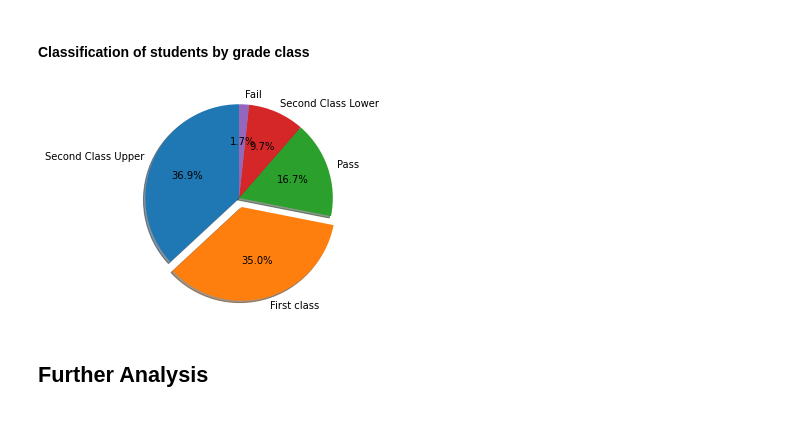
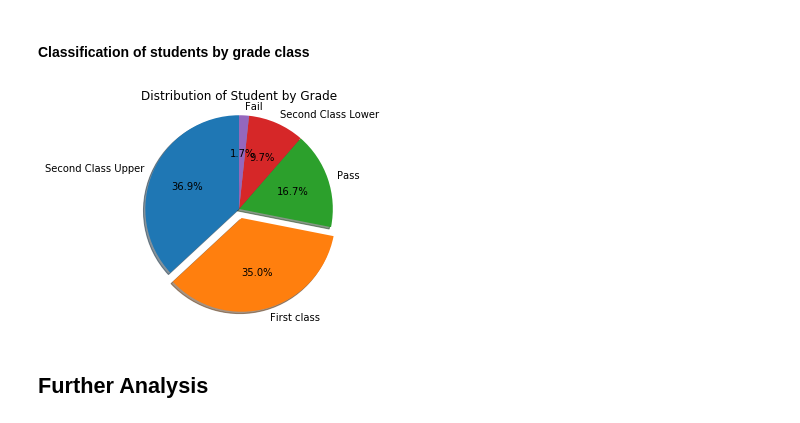
Before and after one commit to raimiazeez26/StudentDataAnalysis, a Jupyter notebook: StudentData Analysis and Visualization.ipynb, the cells around one changed output. Cells and saved outputs as stored; diff of their text form; code cells hidden in the pictures.

```diff
--- a/StudentData Analysis and Visualization.ipynb
+++ b/StudentData Analysis and Visualization.ipynb
@@ -181,16 +183,18 @@ lab = dataset_["grade class"].unique()
 # %%
 # Bar chart
 
 labels = lab
 values = fd
 explode = (0,0.1,0,0,0)
 
 fg1, ax1 = plt.subplots()
 ax1.pie(fd, labels = labels, explode = explode, autopct = "%1.1f%%", shadow = True, startangle = 90)
 ax1.axis("equal")
+plt.title("Distribution of Student by Grade", fontsize = 12 )
+
 plt.show()
 # %% [output]
-[figure, old version]
+[figure, new version]
 # %% [markdown]
 ## Further Analysis
 # %% [markdown]
```
Also changed, not shown: parts of 16 cells of this notebook, 1 other file.
